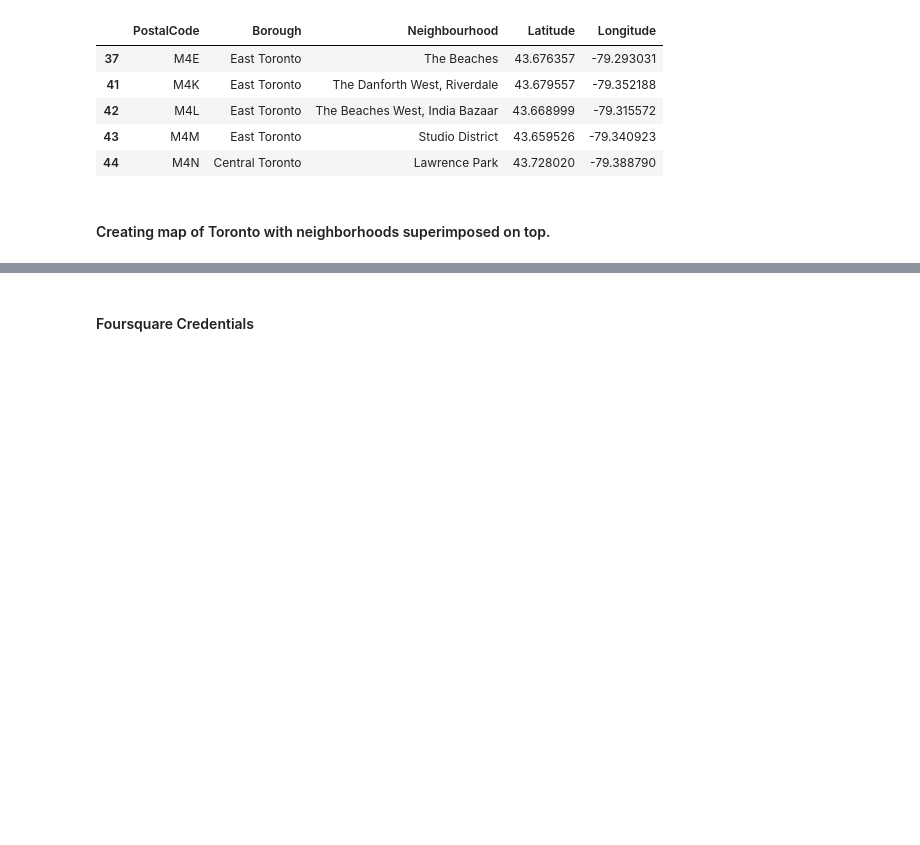
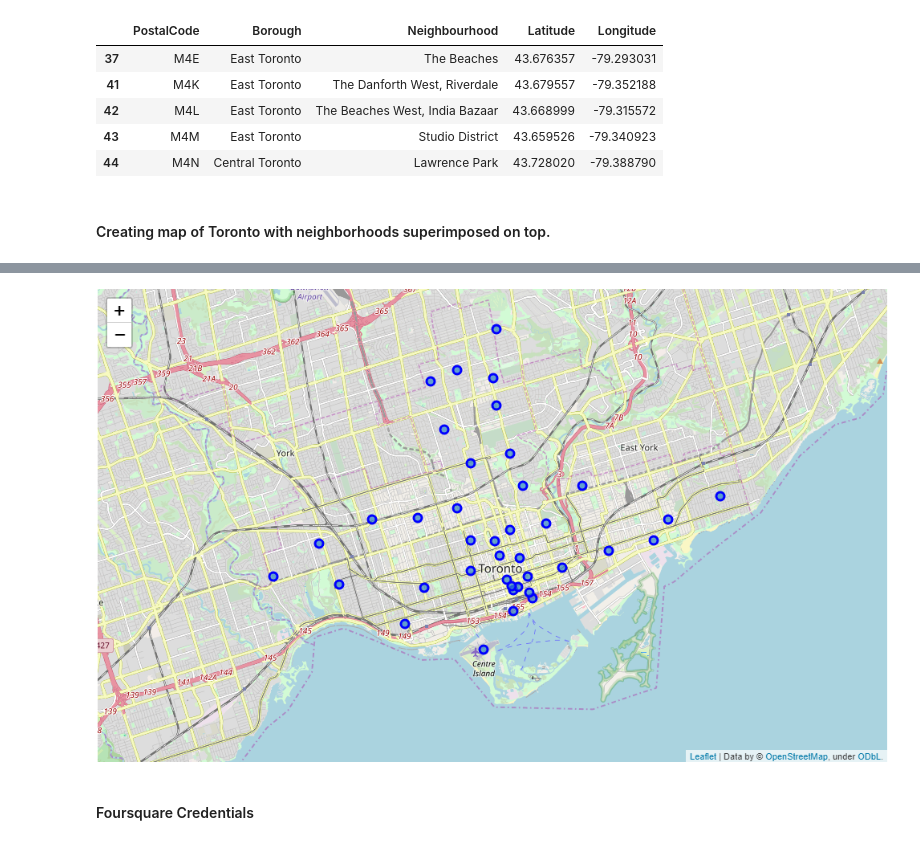
Before and after one commit to rahul-agar/Coursera_Capstone, a Jupyter notebook: Neighborhoods in Toronto.ipynb, the cells around one changed output, grey strips where cells are left out. Drawn from its saved outputs; the diff is of its cells as text; code cells hidden in the pictures; blank space fills up the shorter version.

Commit message:
updated with screenshots

```diff
--- a/Neighborhoods in Toronto.ipynb
+++ b/Neighborhoods in Toronto.ipynb
@@ -170,6 +170,13 @@ for lat, lng, borough, neighborhood in zip(toronto_data['Latitude'], toronto_dat
 map_toronto
 # %% [output]
 [interactive output not drawn]
+# %%
+from IPython.display import Image
+# Screenshot of the map created above
+PATH = "D:/IBM Data Science/Coursera_Capstone/"
+Image(filename = PATH + "Toronto Hoods.png")
+# %% [output]
+[figure, added]
 # %% [markdown]
 #### Foursquare Credentials
 # %%
```
Also changed, not shown: parts of 1 cell of this notebook.
